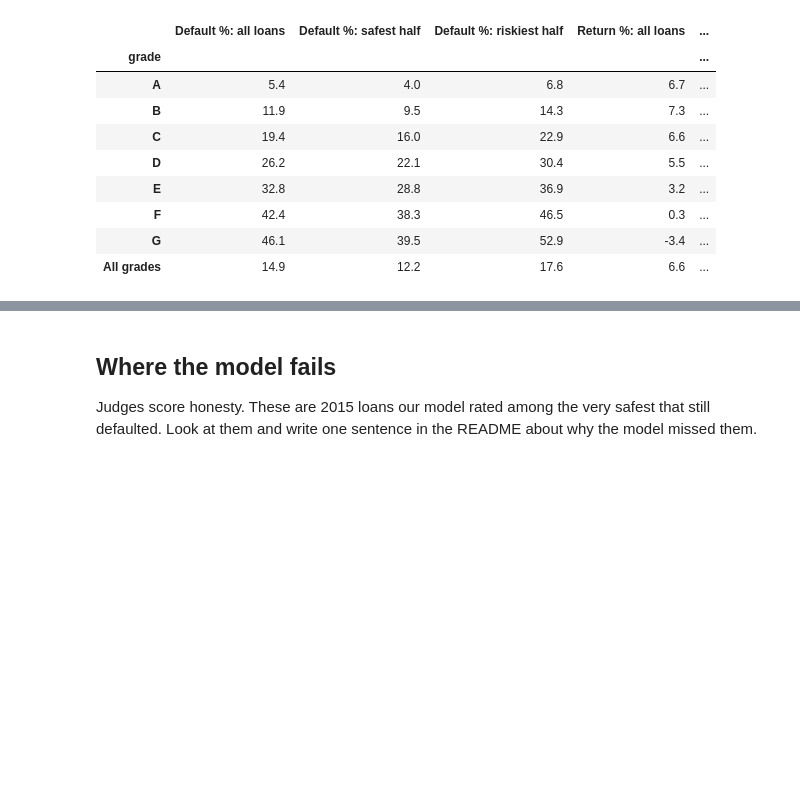
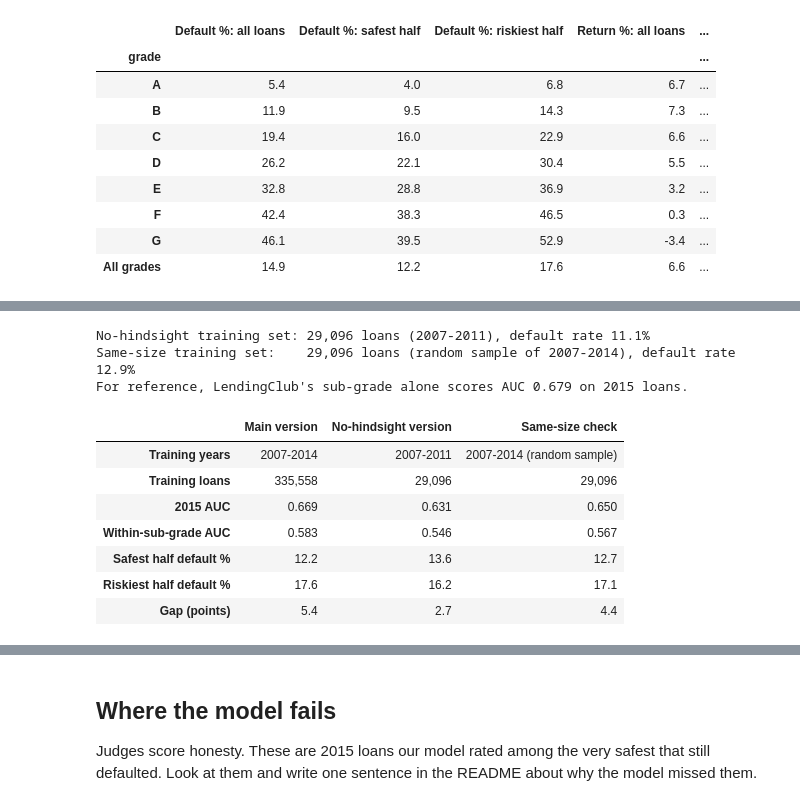
Before and after one commit to shahedalmaaitah/BeatTheGrade, a Jupyter notebook: 02_model_vs_grade.ipynb, the cells around one changed output, grey strips where cells are left out. Saved outputs shown, nothing was run; the diff lists cells and outputs as text; code cells hidden in the pictures; blank space fills up the shorter version.

```diff
--- a/02_model_vs_grade.ipynb
+++ b/02_model_vs_grade.ipynb
@@ -209,0 +255,56 @@ plt.show()
+# %%
+train_nh = df[df["year"] <= 2011]
+model_nh = clone(models[BEST])            # same settings, untrained
+model_nh.fit(train_nh[FEATURES], train_nh["default"])
+risk_nh = model_nh.predict_proba(test[FEATURES])[:, 1]
+print(f"No-hindsight training set: {len(train_nh):,} loans (2007-2011), default rate {train_nh['default'].mean():.1%}")
+
+# Same-size check: 2007-2014 loans (with hindsight), cut down at random to the no-hindsight sample size
+train_small = train.sample(n=len(train_nh), random_state=42)
+model_small = clone(models[BEST])
+model_small.fit(train_small[FEATURES], train_small["default"])
+risk_small = model_small.predict_proba(test[FEATURES])[:, 1]
+print(f"Same-size training set:    {len(train_small):,} loans (random sample of 2007-2014), default rate {train_small['default'].mean():.1%}")
+
+
+def half_default_rates(risk_scores):
+    """Default rate of the safest and riskiest half inside each sub-grade (split at the sub-grade's median risk)."""
+    r = pd.Series(np.asarray(risk_scores), index=test.index)
+    safe = r.groupby(test["sub_grade"]).transform(lambda s: s <= s.median())
+    return test.loc[safe, "default"].mean(), test.loc[~safe, "default"].mean()
+
+
+def scorecard(risk_scores, train_frame, years):
+    within_w, _, _ = within_subgrade_auc(risk_scores)
+    safe, risky = half_default_rates(risk_scores)
+    return {
+        "Training years": years,
+        "Training loans": f"{len(train_frame):,}",
+        "2015 AUC": f"{roc_auc_score(test['default'], risk_scores):.3f}",
+        "Within-sub-grade AUC": f"{within_w:.3f}",
+        "Safest half default %": f"{safe * 100:.1f}",
+        "Riskiest half default %": f"{risky * 100:.1f}",
+        "Gap (points)": f"{(risky - safe) * 100:.1f}",
+    }
+
+
+comparison = pd.DataFrame({
+    "Main version": scorecard(test["model_risk"], train, "2007-2014"),
+    "No-hindsight version": scorecard(risk_nh, train_nh, "2007-2011"),
+    "Same-size check": scorecard(risk_small, train_small, "2007-2014 (random sample)"),
+})
+comparison.to_csv("outputs/no_hindsight_comparison.csv")
+print(f"For reference, LendingClub's sub-grade alone scores AUC {scores['LendingClub sub-grade (baseline)']:.3f} on 2015 loans.")
+comparison
+# %% [output]
+No-hindsight training set: 29,096 loans (2007-2011), default rate 11.1%
+Same-size training set:    29,096 loans (random sample of 2007-2014), default rate 12.9%
+For reference, LendingClub's sub-grade alone scores AUC 0.679 on 2015 loans.
+|  | Main version | No-hindsight version | Same-size check |
+| Training years | 2007-2014 | 2007-2011 | 2007-2014 (random sample) |
+| Training loans | 335,558 | 29,096 | 29,096 |
+| 2015 AUC | 0.669 | 0.631 | 0.650 |
+| Within-sub-grade AUC | 0.583 | 0.546 | 0.567 |
+| Safest half default % | 12.2 | 13.6 | 12.7 |
+| Riskiest half default % | 17.6 | 16.2 | 17.1 |
+| Gap (points) | 5.4 | 2.7 | 4.4 |
```
Also changed, not shown: parts of 16 cells of this notebook, 4 other files.
